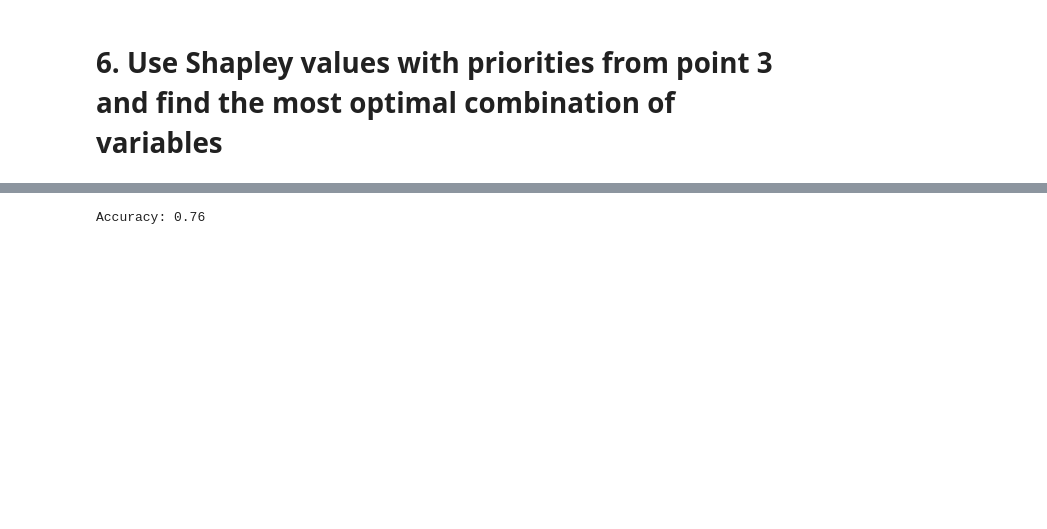
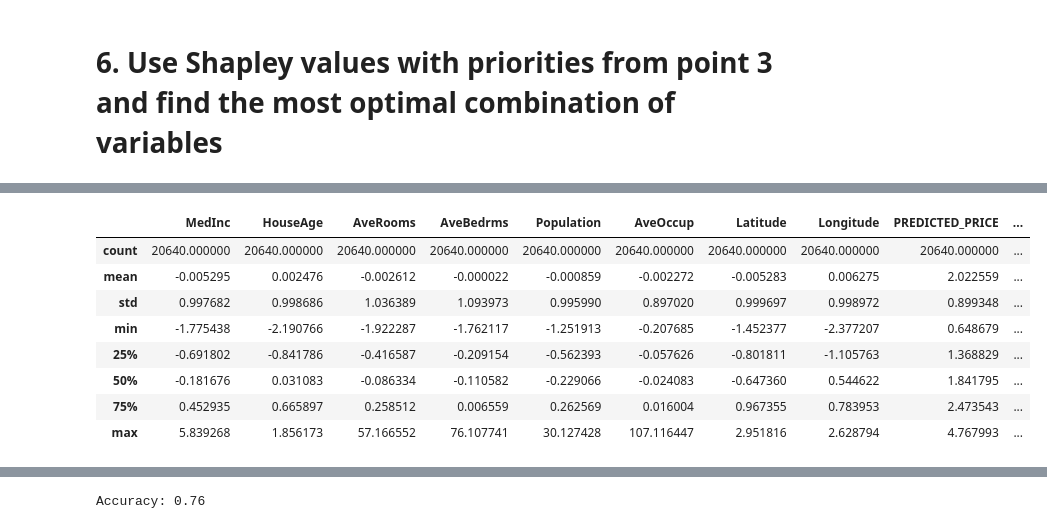
Before and after one commit to Barszo/explainit, a Jupyter notebook: explainit/examples/dev_notebook_minl_nonlinear.ipynb, the cells around one changed output, grey strips where cells are left out. Drawn from its saved outputs; the diff is of its cells as text; code cells hidden in the pictures; blank space fills up the shorter version.

```diff
--- a/explainit/examples/dev_notebook_minl_nonlinear.ipynb
+++ b/explainit/examples/dev_notebook_minl_nonlinear.ipynb
@@ -483,0 +571,12 @@ array(1.8995421, dtype=float32)
+# %%
+df_scaled.describe()
+# %% [output]
+|  | MedInc | HouseAge | AveRooms | AveBedrms | Population | AveOccup | Latitude | Longitude | PREDICTED_PRICE | ... |
+| count | 20640.000000 | 20640.000000 | 20640.000000 | 20640.000000 | 20640.000000 | 20640.000000 | 20640.000000 | 20640.000000 | 20640.000000 | ... |
+| mean | -0.005295 | 0.002476 | -0.002612 | -0.000022 | -0.000859 | -0.002272 | -0.005283 | 0.006275 | 2.022559 | ... |
+| std | 0.997682 | 0.998686 | 1.036389 | 1.093973 | 0.995990 | 0.897020 | 0.999697 | 0.998972 | 0.899348 | ... |
+| min | -1.775438 | -2.190766 | -1.922287 | -1.762117 | -1.251913 | -0.207685 | -1.452377 | -2.377207 | 0.648679 | ... |
+| 25% | -0.691802 | -0.841786 | -0.416587 | -0.209154 | -0.562393 | -0.057626 | -0.801811 | -1.105763 | 1.368829 | ... |
+| 50% | -0.181676 | 0.031083 | -0.086334 | -0.110582 | -0.229066 | -0.024083 | -0.647360 | 0.544622 | 1.841795 | ... |
+| 75% | 0.452935 | 0.665897 | 0.258512 | 0.006559 | 0.262569 | 0.016004 | 0.967355 | 0.783953 | 2.473543 | ... |
+| max | 5.839268 | 1.856173 | 57.166552 | 76.107741 | 30.127428 | 107.116447 | 2.951816 | 2.628794 | 4.767993 | ... |
```
Also changed, not shown: parts of 19 cells of this notebook, 21 other files.
